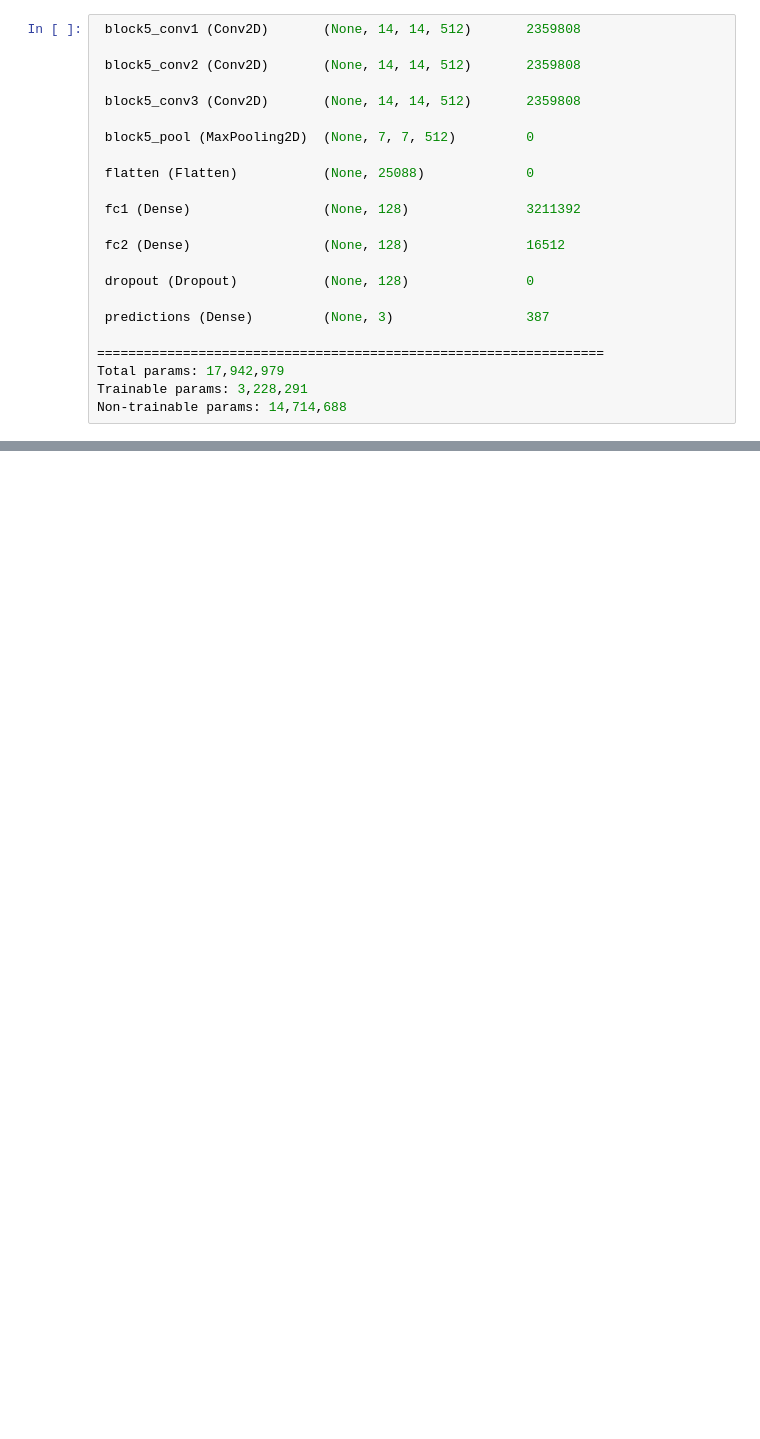
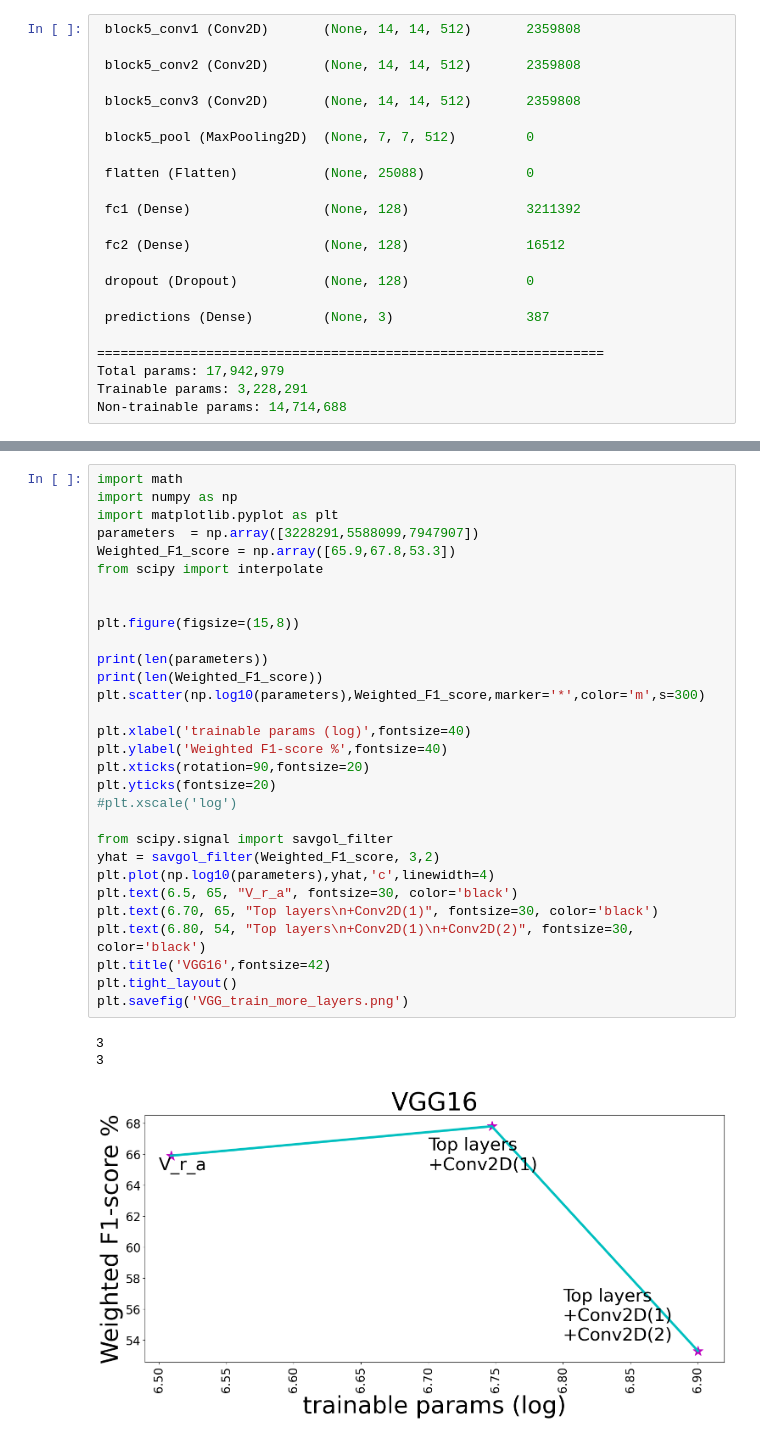
Before and after one commit to Aitslab/Histology_XAI, a Jupyter notebook: Train_more_layers/Histo_train_moreLayers_VGG16.ipynb, the cells around one changed output, grey strips where cells are left out. Saved outputs shown, nothing was run; the diff lists cells and outputs as text; blank space fills up the shorter version.

```diff
--- a/Train_more_layers/Histo_train_moreLayers_VGG16.ipynb
+++ b/Train_more_layers/Histo_train_moreLayers_VGG16.ipynb
@@ -3711,0 +1028,34 @@ device.reset()
+# %%
+import math
+import numpy as np
+import matplotlib.pyplot as plt
+parameters  = np.array([3228291,5588099,7947907])
+Weighted_F1_score = np.array([65.9,67.8,53.3])
+from scipy import interpolate
+
+
+plt.figure(figsize=(15,8))
+
+print(len(parameters))
+print(len(Weighted_F1_score))
+plt.scatter(np.log10(parameters),Weighted_F1_score,marker='*',color='m',s=300)
+
+plt.xlabel('trainable params (log)',fontsize=40)
+plt.ylabel('Weighted F1-score %',fontsize=40)
+plt.xticks(rotation=90,fontsize=20)
+plt.yticks(fontsize=20)
+#plt.xscale('log')
+
+from scipy.signal import savgol_filter
+yhat = savgol_filter(Weighted_F1_score, 3,2)
+plt.plot(np.log10(parameters),yhat,'c',linewidth=4)
+plt.text(6.5, 65, "V_r_a", fontsize=30, color='black')
+plt.text(6.70, 65, "Top layers\n+Conv2D(1)", fontsize=30, color='black')
+plt.text(6.80, 54, "Top layers\n+Conv2D(1)\n+Conv2D(2)", fontsize=30, color='black')
+plt.title('VGG16',fontsize=42)
+plt.tight_layout()
+plt.savefig('VGG_train_more_layers.png')
+# %% [output]
+3
+3
+[figure, added]
```
Also changed, not shown: parts of 37 cells of this notebook, 1 other file.
